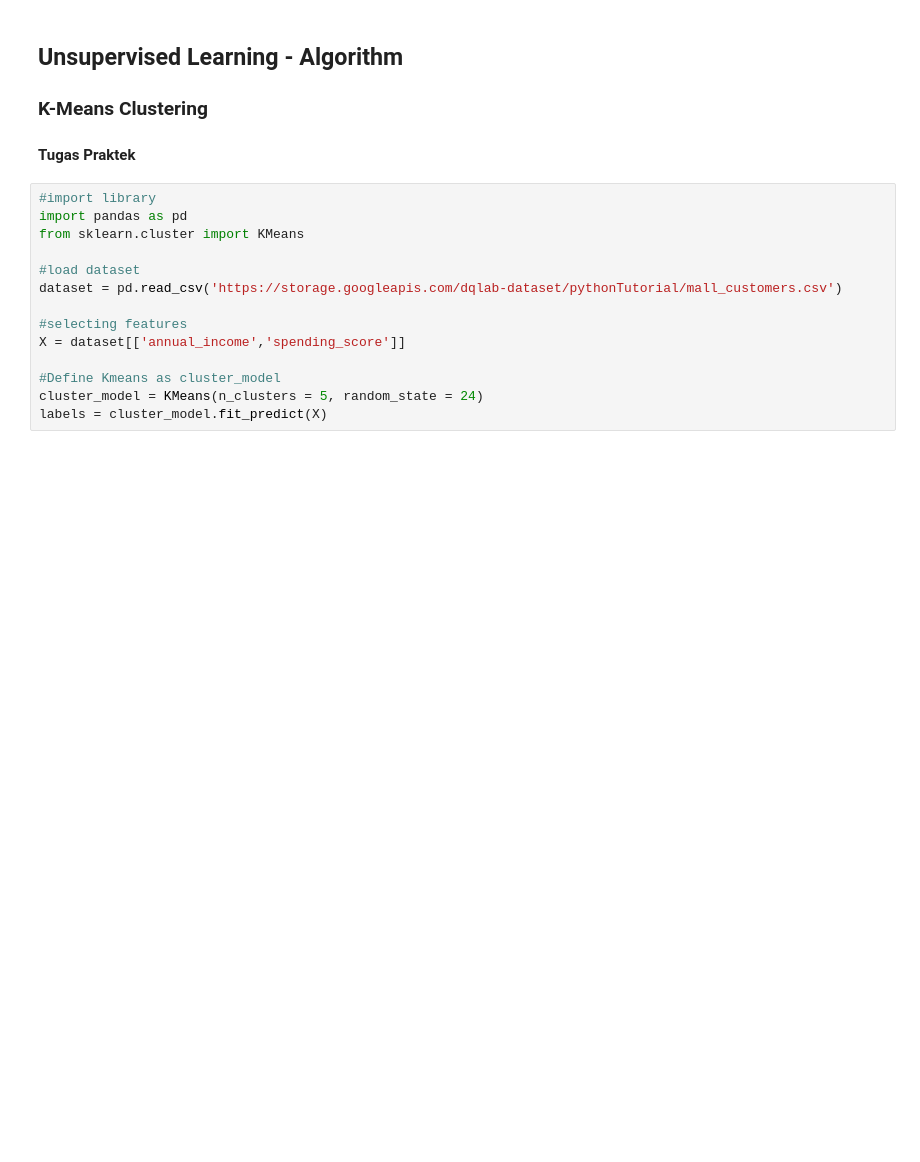
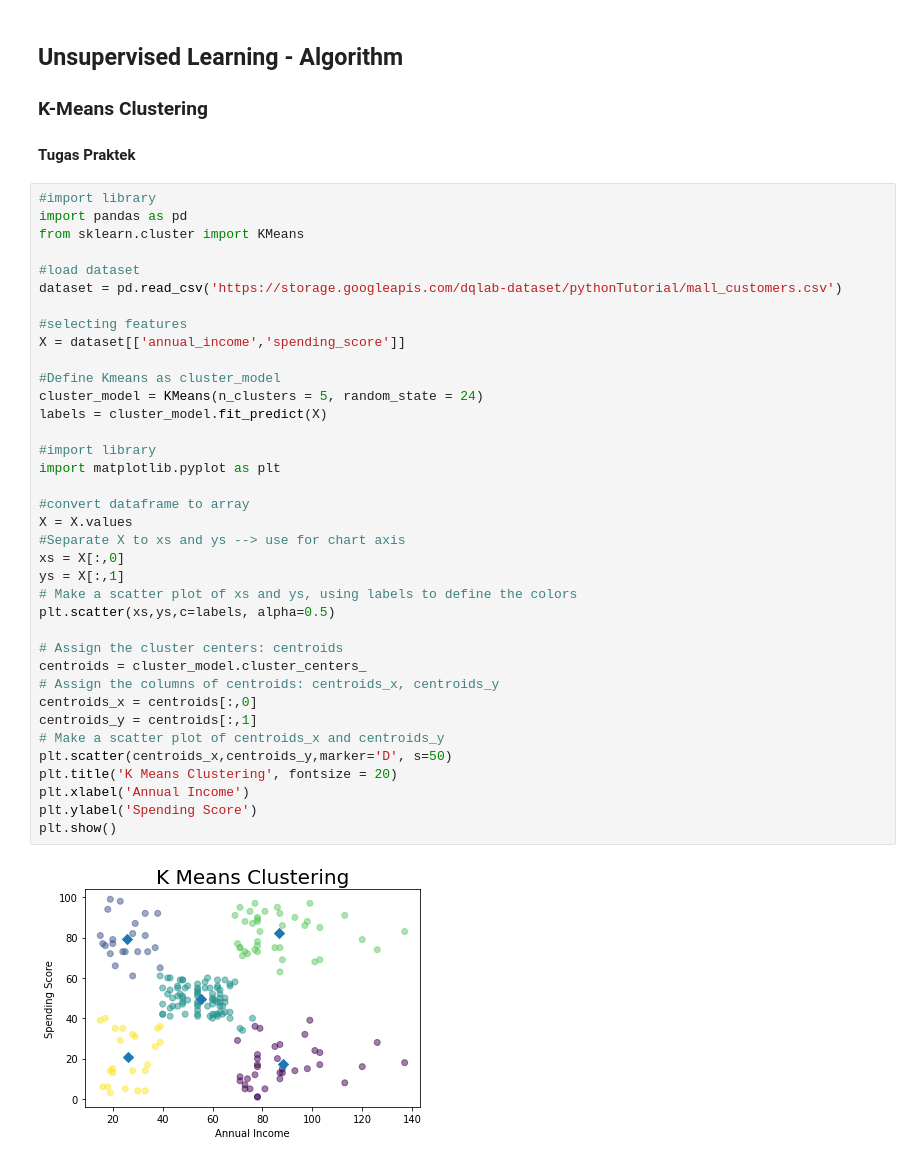
Before and after one commit to adjii/DQLAB, a Jupyter notebook: machine learning.ipynb, the cells around one changed output. Drawn from its saved outputs; the diff is of its cells as text; blank space fills up the shorter version.

```diff
--- a/machine learning.ipynb
+++ b/machine learning.ipynb
@@ -451,14 +451,39 @@ Root Mean Squared Error of testing set: 0.1044654232549747
 # %%
 #import library
 import pandas as pd
 from sklearn.cluster import KMeans
 
 #load dataset
 dataset = pd.read_csv('https://storage.googleapis.com/dqlab-dataset/pythonTutorial/mall_customers.csv')
 
 #selecting features
 X = dataset[['annual_income','spending_score']]
 
 #Define Kmeans as cluster_model
 cluster_model = KMeans(n_clusters = 5, random_state = 24)
 labels = cluster_model.fit_predict(X)
+
+#import library
+import matplotlib.pyplot as plt
+
+#convert dataframe to array
+X = X.values
+#Separate X to xs and ys --> use for chart axis
+xs = X[:,0]
+ys = X[:,1]
+# Make a scatter plot of xs and ys, using labels to define the colors
+plt.scatter(xs,ys,c=labels, alpha=0.5)
+
+# Assign the cluster centers: centroids
+centroids = cluster_model.cluster_centers_
+# Assign the columns of centroids: centroids_x, centroids_y
+centroids_x = centroids[:,0]
+centroids_y = centroids[:,1]
+# Make a scatter plot of centroids_x and centroids_y
+plt.scatter(centroids_x,centroids_y,marker='D', s=50)
+plt.title('K Means Clustering', fontsize = 20)
+plt.xlabel('Annual Income')
+plt.ylabel('Spending Score')
+plt.show()
+# %% [output]
+[figure, added]
```
